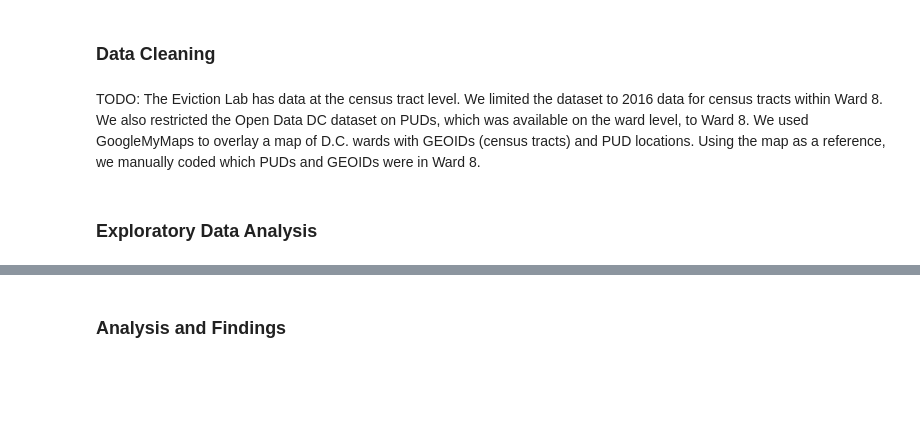
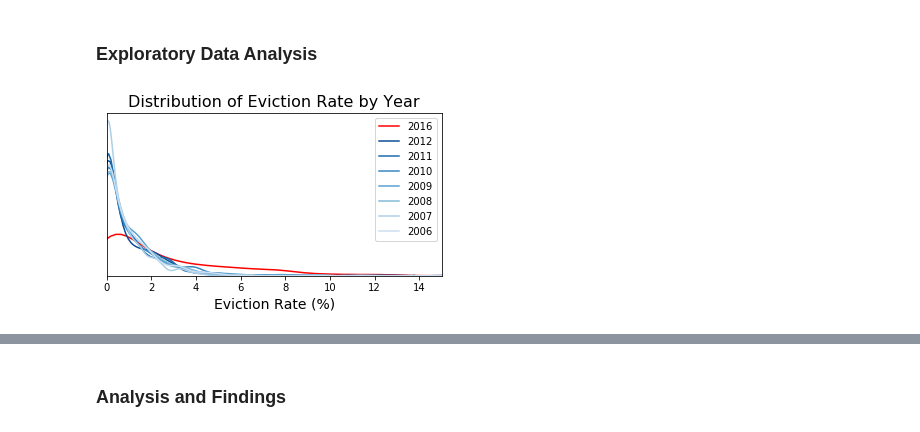
Before and after one commit to NicoleJaneway/dc-eviction-regression, a Jupyter notebook: technical_notebook.ipynb, the cells around one changed output, grey strips where cells are left out. Cells and saved outputs as stored; diff of their text form; code cells hidden in the pictures; blank space fills up the shorter version.

```diff
--- a/technical_notebook.ipynb
+++ b/technical_notebook.ipynb
@@ -48,11 +47,6 @@ Open Data DC: https://opendata.dc.gov/
 # %%
 # import data
 puds = pd.read_csv('data/final_datasets/master_puds_blocks.csv')
-# %% [markdown]
-<a id='collection'></a>
-### Data Cleaning
-# %% [markdown]
-TODO: The Eviction Lab has data at the census tract level. We limited the dataset to 2016 data for census tracts within Ward 8. We also restricted the Open Data DC dataset on PUDs, which was available on the ward level, to Ward 8. We used GoogleMyMaps to overlay a map of D.C. wards with GEOIDs (census tracts) and PUD locations. Using the map as a reference, we manually coded which PUDs and GEOIDs were in Ward 8.
 # %% [markdown]
 <a id='EDA'></a>
 ### Exploratory Data Analysis
@@ -58,0 +55,4 @@ TODO: The Eviction Lab has data at the census tract level. We limited the datase
+# %%
+years_dist()
+# %% [output]
+[figure, added]
```
Also changed, not shown: parts of 34 cells of this notebook, 8 other files.
